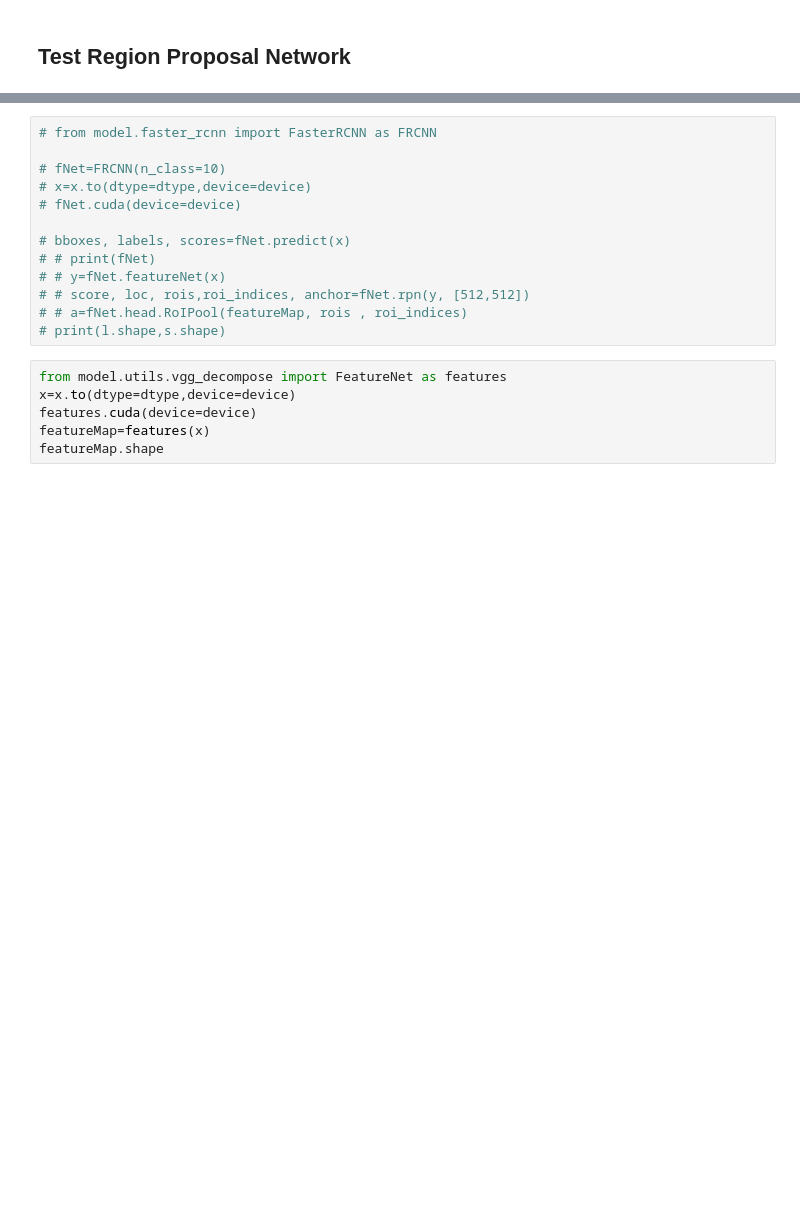
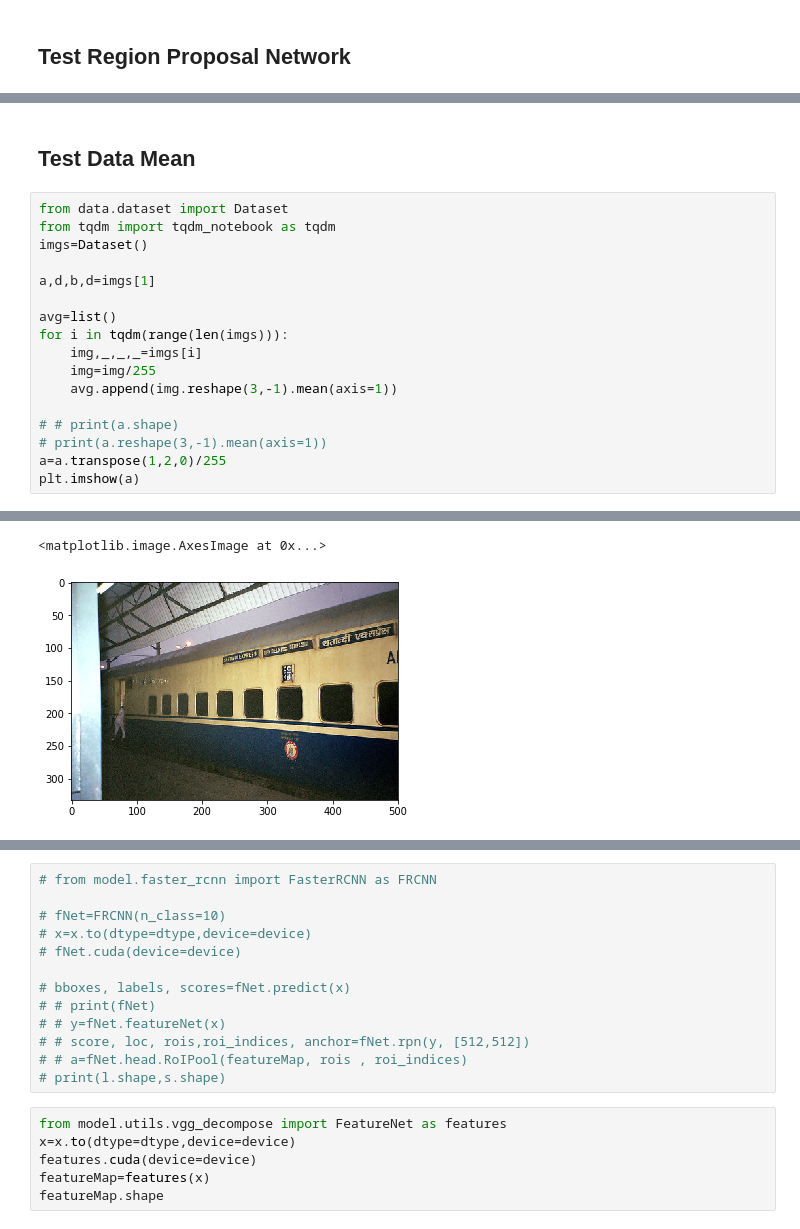
Before and after one commit to xufangda/Faster_RCNN_without_pain, a Jupyter notebook: Unit_test.ipynb, the cells around one changed output, grey strips where cells are left out. Saved outputs shown, nothing was run; the diff lists cells and outputs as text; blank space fills up the shorter version.

Commit message:
data tools added

```diff
--- a/Unit_test.ipynb
+++ b/Unit_test.ipynb
@@ -82,0 +127,20 @@ print(end- start)
+# %% [markdown]
+ ## Test Data Mean
+# %%
+from data.dataset import Dataset
+from tqdm import tqdm_notebook as tqdm
+imgs=Dataset()
+
+a,d,b,d=imgs[1]
+
+avg=list()
+for i in tqdm(range(len(imgs))):
+    img,_,_,_=imgs[i]
+    img=img/255
+    avg.append(img.reshape(3,-1).mean(axis=1))
+
+# # print(a.shape)
+# print(a.reshape(3,-1).mean(axis=1))
+a=a.transpose(1,2,0)/255
+plt.imshow(a)
+# %% [output]
@@ -82,0 +148,2 @@ print(end- start)
+<matplotlib.image.AxesImage at 0x...>
+[figure, added]
```
Also changed, not shown: parts of 11 cells of this notebook, 14 other files.
